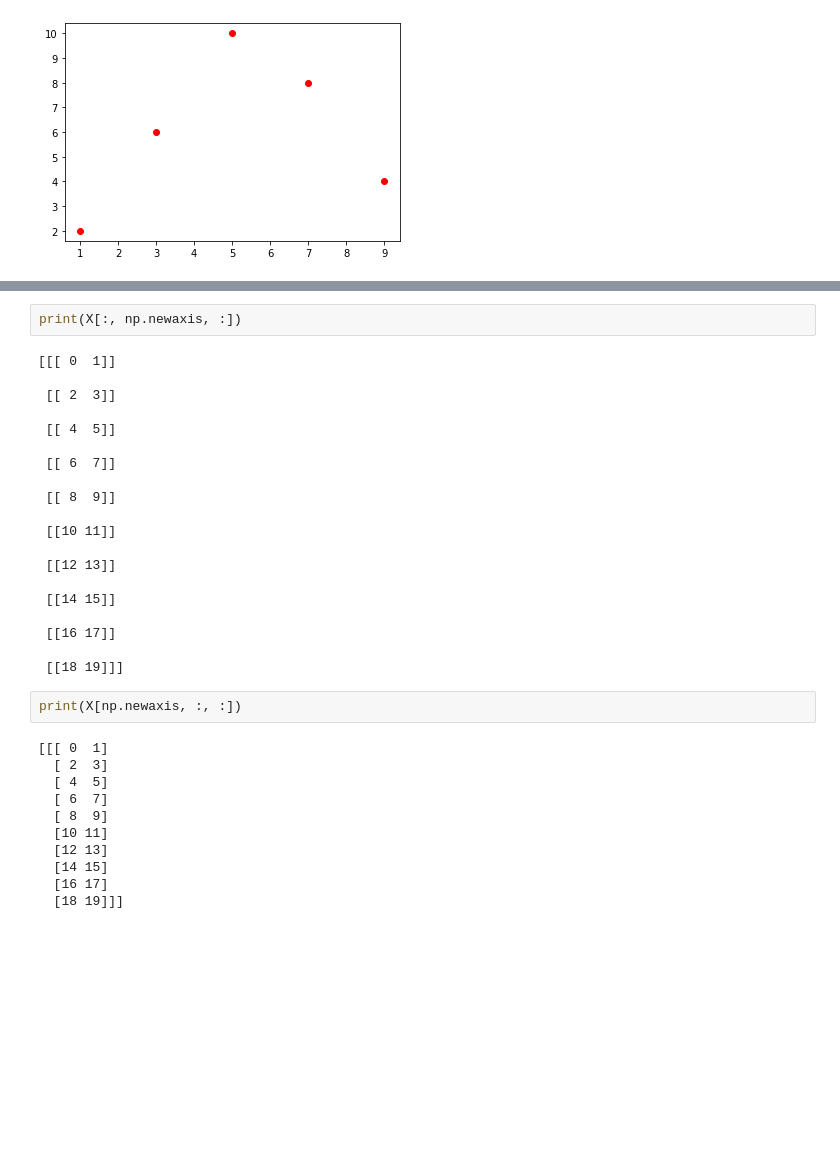
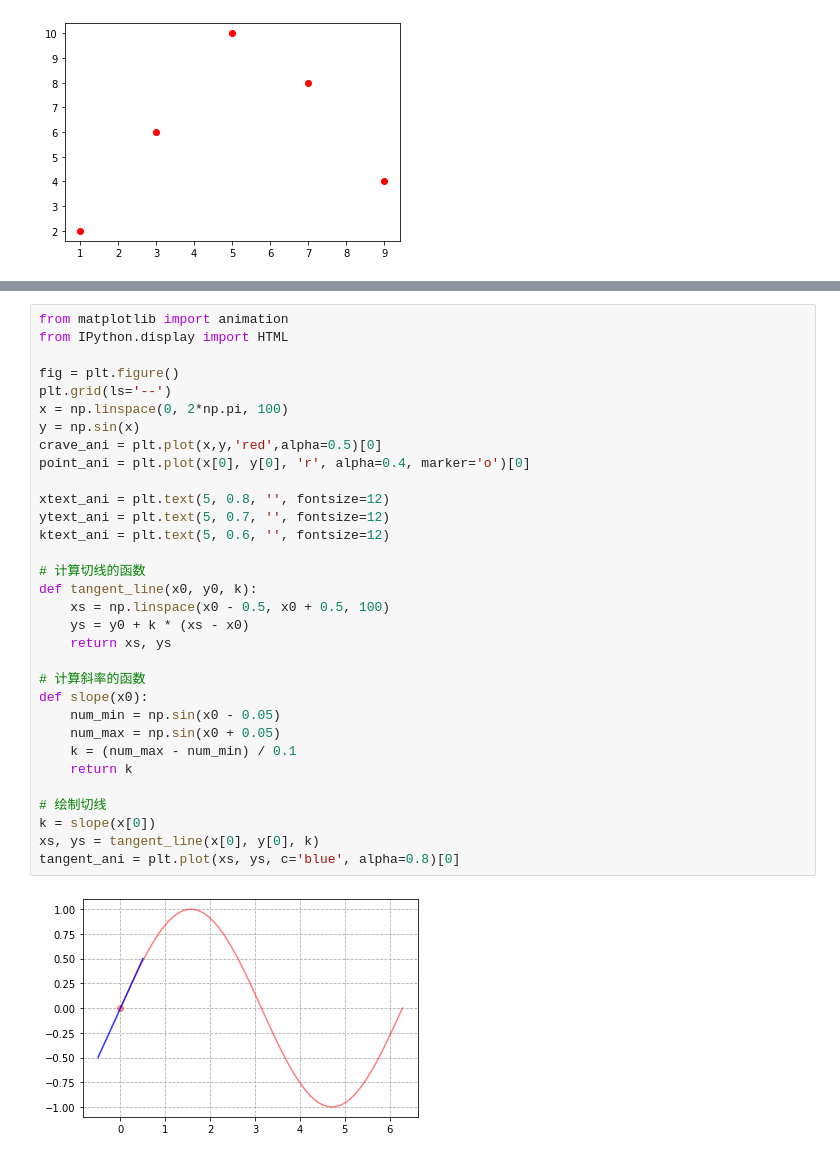
Before and after one commit to michaelbrucelin/HelloLanguage, a Jupyter notebook: Jupyter/Python/PlayGround.ipynb, the cells around one changed output, grey strips where cells are left out. Cells and saved outputs as stored; diff of their text form; blank space fills up the shorter version.

```diff
--- a/Jupyter/Python/PlayGround.ipynb
+++ b/Jupyter/Python/PlayGround.ipynb
@@ -63,35 +49,34 @@ print(X)
-# %%
-print(X[:, np.newaxis, :])
-# %% [output]
-[[[ 0  1]]
-
- [[ 2  3]]
-
- [[ 4  5]]
-
- [[ 6  7]]
-
- [[ 8  9]]
-
- [[10 11]]
-
- [[12 13]]
-
- [[14 15]]
-
- [[16 17]]
-
- [[18 19]]]
-# %%
-print(X[np.newaxis, :, :])
-# %% [output]
-[[[ 0  1]
-  [ 2  3]
-  [ 4  5]
-  [ 6  7]
-  [ 8  9]
-  [10 11]
-  [12 13]
-  [14 15]
-  [16 17]
-  [18 19]]]
+# %%
+from matplotlib import animation
+from IPython.display import HTML
+
+fig = plt.figure()
+plt.grid(ls='--')
+x = np.linspace(0, 2*np.pi, 100)
+y = np.sin(x)
+crave_ani = plt.plot(x,y,'red',alpha=0.5)[0]
+point_ani = plt.plot(x[0], y[0], 'r', alpha=0.4, marker='o')[0]
+
+xtext_ani = plt.text(5, 0.8, '', fontsize=12)
+ytext_ani = plt.text(5, 0.7, '', fontsize=12)
+ktext_ani = plt.text(5, 0.6, '', fontsize=12)
+
+# 计算切线的函数
+def tangent_line(x0, y0, k):
+    xs = np.linspace(x0 - 0.5, x0 + 0.5, 100)
+    ys = y0 + k * (xs - x0)
+    return xs, ys
+
+# 计算斜率的函数
+def slope(x0):
+    num_min = np.sin(x0 - 0.05)
+    num_max = np.sin(x0 + 0.05)
+    k = (num_max - num_min) / 0.1
+    return k
+
+# 绘制切线
+k = slope(x[0])
+xs, ys = tangent_line(x[0], y[0], k)
+tangent_ani = plt.plot(xs, ys, c='blue', alpha=0.8)[0]
+# %% [output]
+[figure, added]
```
Also changed, not shown: parts of 1 cell of this notebook, 2 other files.
